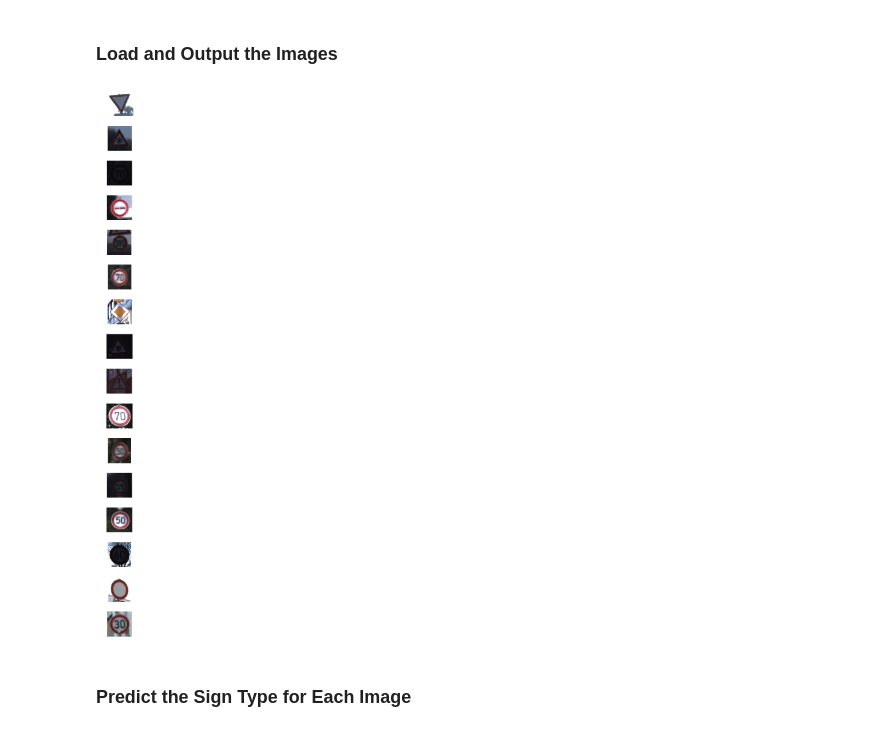
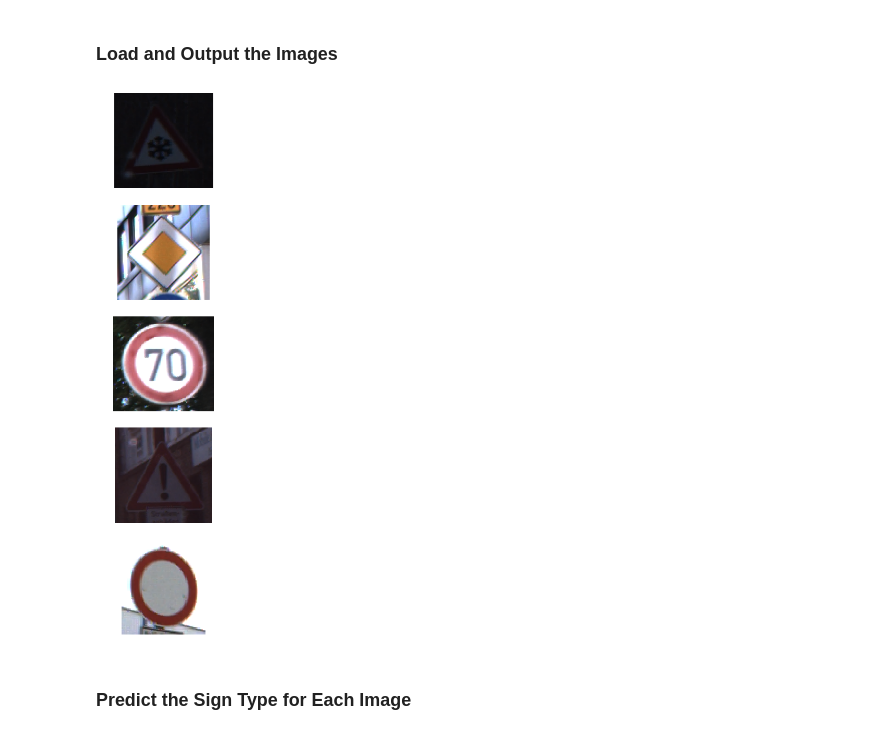
Before and after one commit to zhangk430/CarND-Traffic-Sign-Classifier-Project, a Jupyter notebook: Traffic_Sign_Classifier.ipynb, the cells around one changed output. Drawn from its saved outputs; the diff is of its cells as text; code cells hidden in the pictures.

Commit message:
Finish the writeup. Test on 5 images.

```diff
--- a/Traffic_Sign_Classifier.ipynb
+++ b/Traffic_Sign_Classifier.ipynb
@@ -154,7 +160,7 @@ import tensorflow as tf
 def le_net(x):
     mu = 0
     sigma = 0.1
-    f_w = tf.Variable(tf.truncated_normal((5, 5, image_shape[2], 6), mu, sigma))
+    f_w = tf.Variable(tf.truncated_normal((5, 5, 3, 6), mu, sigma))
     f_b = tf.Variable(tf.zeros(6))
     # Convolution layer -> 28 * 28 * 6
     conv1 = tf.add(tf.nn.conv2d(x, f_w, (1, 1, 1, 1), 'VALID'), f_b)
@@ -190,7 +196,7 @@ def le_net(x):
     return tf.add(tf.matmul(fc_layer2, f_w5), f_b5)
 
 
-x = tf.placeholder(tf.float32, (None, image_shape[0], image_shape[1], image_shape[2]))
+x = tf.placeholder(tf.float32, (None, image_shape[0], image_shape[1], 3))
 y = tf.placeholder(tf.int32, (None))
 one_hot_y = tf.one_hot(y, n_classes)
 keep_prob = tf.placeholder(tf.float32)
@@ -250,8 +256,10 @@ with tf.Session() as sess:
             sess.run(training_operation, feed_dict={x: batch_x, y: batch_y, keep_prob: 0.5})
 
         validation_accuracy = evaluate(X_valid, y_valid)
+        train_accuracy = evaluate(X_train, y_train)
         print("EPOCH {} ...".format(i+1))
         print("Validation Accuracy = {:.3f}".format(validation_accuracy))
+        print("Training Accuracy = {:.3f}".format(train_accuracy))
         print()
 
     saver.save(sess, './lenet')
@@ -295,17 +303,17 @@ You may find `signnames.csv` useful as it contains mappings from the class id (i
 # %%
 ### Load the images and plot them here.
 ### Feel free to use as many code cells as needed.
 import glob
 import cv2
-images = [cv2.cvtColor(cv2.imread(file), cv2.COLOR_RGB2BGR) for file in glob.glob('test_signs/*.ppm')]
-fig, ax = plt.subplots(nrows=len(images), figsize=(25, 25))
+images = [cv2.cvtColor(cv2.imread(file), cv2.COLOR_RGB2BGR) for file in glob.glob('examples/00*.png')]
+fig, ax = plt.subplots(nrows=len(images), figsize=(15, 15))
 
 for i in range(len(images)):
     ax[i].imshow(images[i])
     ax[i].set_axis_off()
 plt.tight_layout()
 # %% [output]
-[figure, old version]
+[figure, new version]
 # %% [markdown]
 ### Predict the Sign Type for Each Image
 # %%
```
Also changed, not shown: parts of 8 cells of this notebook, 28 other files.
